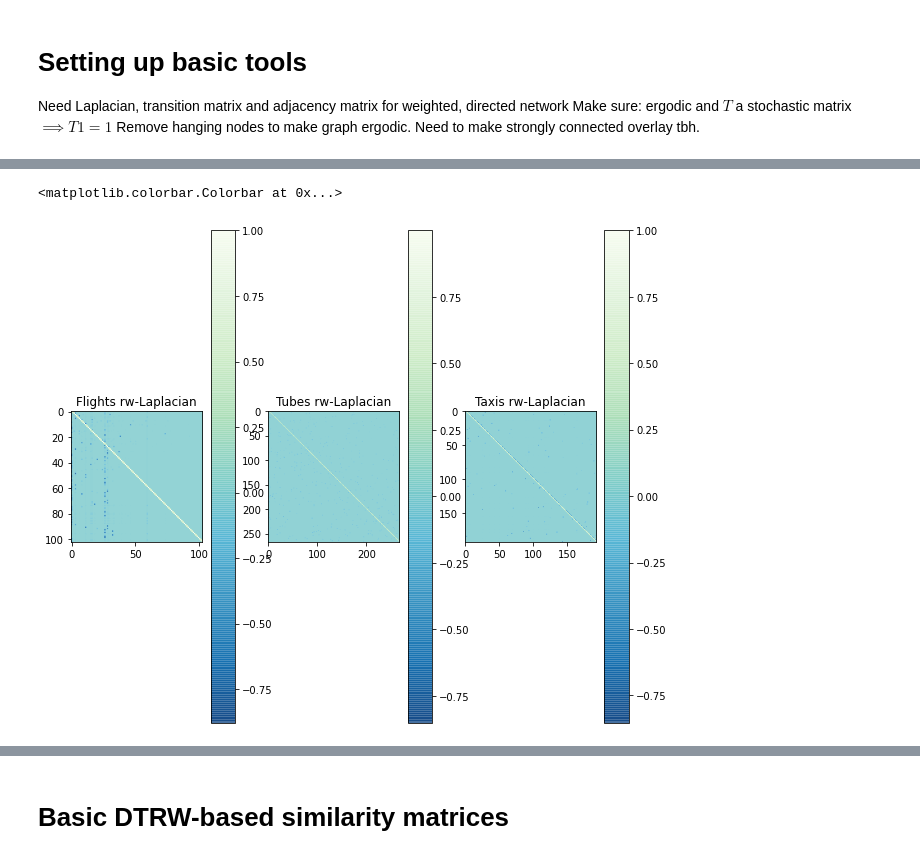
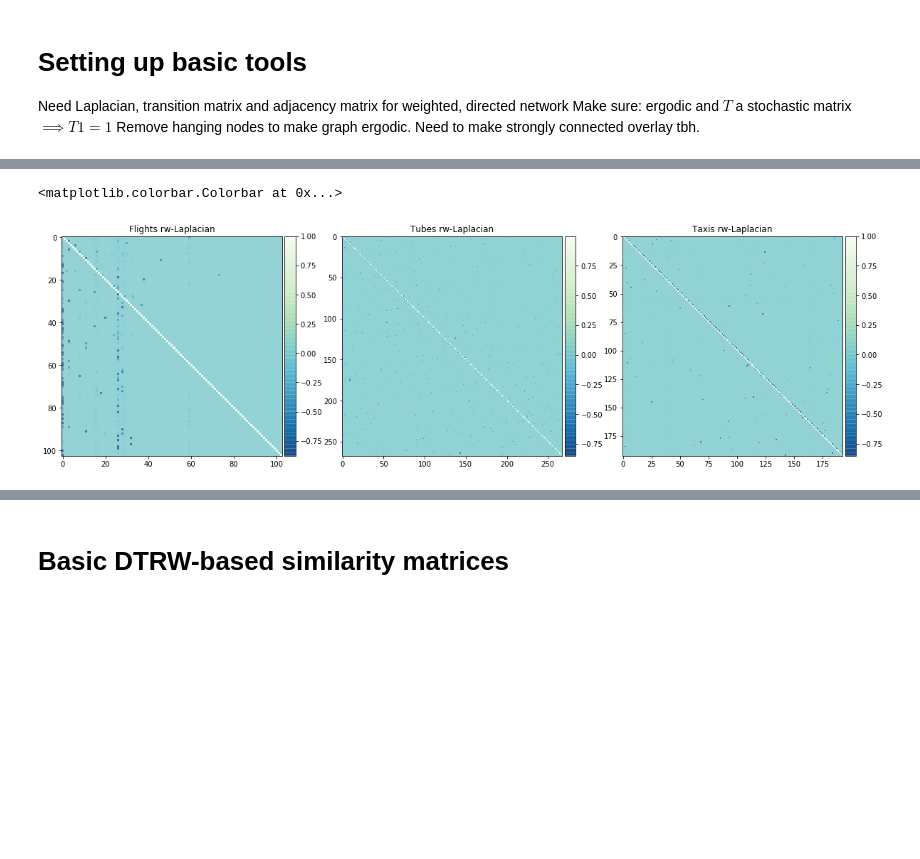
Before and after one commit to alisonpeard/MemoryNetworks, a Jupyter notebook: Pathpy 2 code/Dev .ipynb, the cells around one changed output, grey strips where cells are left out. Saved outputs shown, nothing was run; the diff lists cells and outputs as text; code cells hidden in the pictures; blank space fills up the shorter version.

```diff
--- a/Pathpy 2 code/Dev .ipynb
+++ b/Pathpy 2 code/Dev .ipynb
@@ -152,3 +108,16 @@ def my_pagerank(net,alpha=0.85,method = "smart"):
+# %%
+def colorbar(mappable):
+    '''https://joseph-long.com/writing/colorbars/'''
+    from mpl_toolkits.axes_grid1 import make_axes_locatable
+    import matplotlib.pyplot as plt
+    last_axes = plt.gca()
+    ax = mappable.axes
+    fig = ax.figure
+    divider = make_axes_locatable(ax)
+    cax = divider.append_axes("right", size="5%", pad=0.05)
+    cbar = fig.colorbar(mappable, cax=cax,orientation="horizontal")
+    plt.sca(last_axes)
+    return cbar
 # %% [markdown]
 ## Check T properties
 # %%
@@ -174,23 +143,15 @@ Need Laplacian, transition matrix and adjacency matrix for weighted, directed ne
 Make sure: ergodic and $T$ a stochastic matrix $\implies T1 = 1$
 Remove hanging nodes to make graph ergodic. Need to make strongly connected overlay tbh.
 # %%
-# all the tools for similarity matrix construction
-N = m1.ncount()
-col_ones = np.ones((N,1))
-
-# out-strength matrix
-out_strengths = np.array(m1.node_properties('outweight'))
-D_out = sp.sparse.diags(out_strengths)
-
 # adjacency matrices
 A_flights = flights.adjacency_matrix()
 A_tubes = tubes.adjacency_matrix()
 A_taxis = taxis.adjacency_matrix()
 
 # Random walk-normalised Laplacians
-Lrw_flights = Laplacian_mat(flights)
-Lrw_tubes = Laplacian_mat(tubes)
-Lrw_taxis = Laplacian_mat(taxis)
+Lrw_flights = my_functions.Laplacian_mat(flights)
+Lrw_tubes = my_functions.Laplacian_mat(tubes)
+Lrw_taxis = my_functions.Laplacian_mat(taxis)
 # %%
 fig, ax = plt.subplots(1,3,figsize=(10,10))
 
@@ -222,18 +183,17 @@ fig.colorbar(im3, ax=ax[2])
 # %%
-fig, ax = plt.subplots(1,3,figsize=(10,10))
+fig, ax = plt.subplots(1,3,figsize=(20,20))
 
 im1 = ax[0].imshow(Lrw_flights,cmap="GnBu_r",alpha=0.75)
 ax[0].set_title("Flights rw-Laplacian")
 im2 = ax[1].imshow(Lrw_tubes,cmap="GnBu_r",alpha=0.75)
 ax[1].set_title("Tubes rw-Laplacian")
 im3 = ax[2].imshow(Lrw_taxis,cmap="GnBu_r",alpha=0.75)
 ax[2].set_title("Taxis rw-Laplacian")
 
-
-fig.colorbar(im1, ax=ax[0])
-fig.colorbar(im2, ax=ax[1])
-fig.colorbar(im3, ax=ax[2])
+colorbar(im1)
+colorbar(im2)
+colorbar(im3)
 # %% [output]
 <matplotlib.colorbar.Colorbar at 0x...>
-[figure, old version]
+[figure, new version]
 # %%
```
Also changed, not shown: parts of 30 cells of this notebook, 2 other files.
